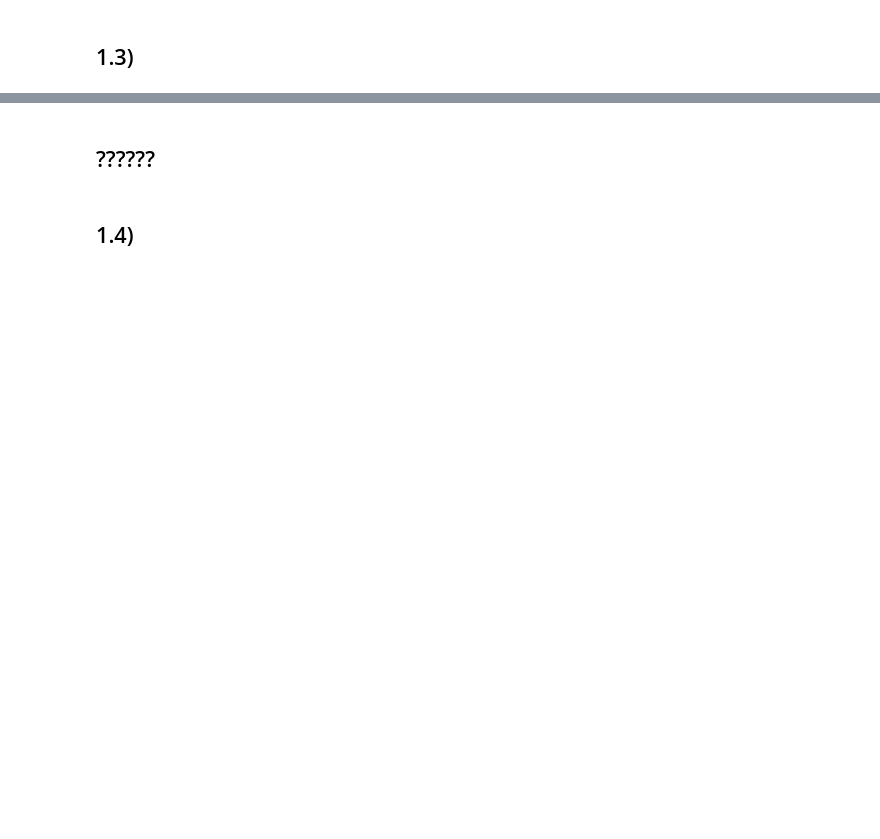
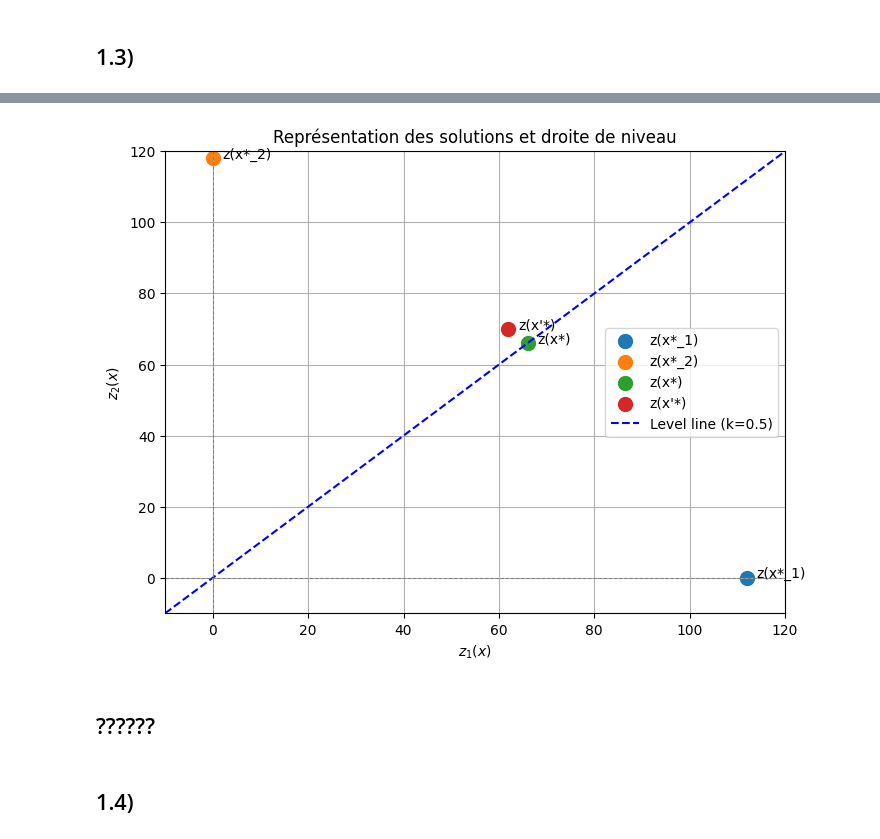
Before and after one commit to atg205/SuperOptimizer, a Jupyter notebook: Ex1.ipynb, the cells around one changed output, grey strips where cells are left out. Drawn from its saved outputs; the diff is of its cells as text; code cells hidden in the pictures; blank space fills up the shorter version.

```diff
--- a/Ex1.ipynb
+++ b/Ex1.ipynb
@@ -126,3 +145,46 @@ vecteur z [62, 70]
+# %%
+import matplotlib.pyplot as plt
+import numpy as np
+
+# Points dans le plan z1-z2
+points = {
+    "z(x*_1)": (112, 0),
+    "z(x*_2)": (0, 118),
+    "z(x*)": (66, 66),
+    "z(x'*)": (62, 70)
+}
+
+# Fonction pour tracer une droite de niveau
+def plot_level_line(k, color='gray', linestyle='--', label=None):
+    """Trace une droite de niveau pour W(x) = k*z1 + (1-k)*z2."""
+    z1_range = np.linspace(-10, 120, 200)
+    z2_range = (1 - k) / k * z1_range  # Équation de la droite
+    plt.plot(z1_range, z2_range, color=color, linestyle=linestyle, label=label)
+
+# Tracer les points
+plt.figure(figsize=(8, 6))
+for label, (z1, z2) in points.items():
+    plt.scatter(z1, z2, label=label, s=100)  # Point
+    plt.text(z1 + 2, z2, label, fontsize=10)  # Étiquette
+
+# Ajouter une droite de niveau
+k = 0.5  # Poids pour z1
+plot_level_line(k, color="blue", linestyle="--", label=f"Level line (k={k:.1f})")
+
+# Ajustements de l'affichage
+plt.axhline(0, color="gray", linestyle="--", linewidth=0.7)
+plt.axvline(0, color="gray", linestyle="--", linewidth=0.7)
+plt.xlim(-10, 120)
+plt.ylim(-10, 120)
+plt.xlabel("$z_1(x)$")
+plt.ylabel("$z_2(x)$")
+plt.title("Représentation des solutions et droite de niveau")
+plt.grid(True)
+plt.legend()
+plt.savefig("figures/z1_z2_representation_with_line.svg", bbox_inches="tight")
+plt.show()
+# %% [output]
+[figure, added]
 # %% [markdown]
 ## ??????
 # %% [markdown]
```
Also changed, not shown: parts of 7 cells of this notebook, 19 other files.
